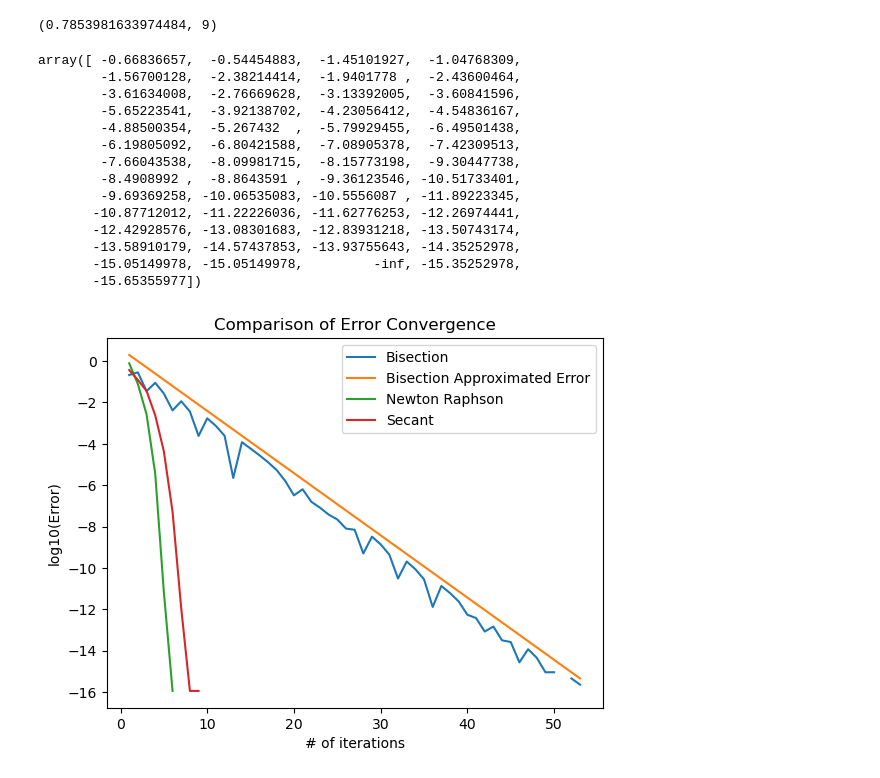
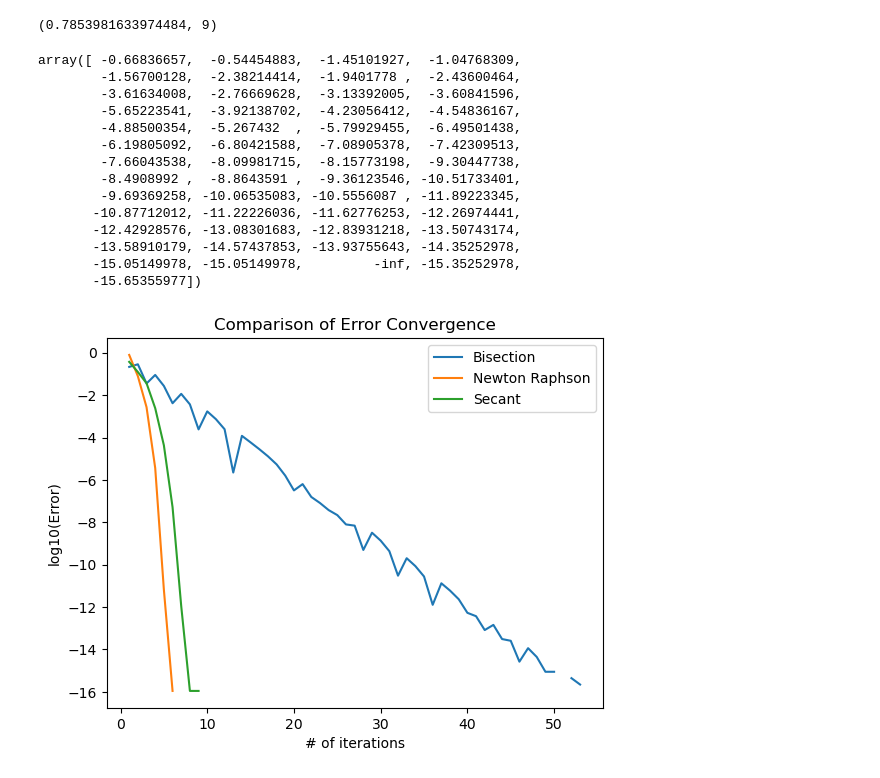
Before and after one commit to SoumyajeetMazumdar/CQMPP, a Jupyter notebook: #1/assignment1_1.ipynb, the cells around one changed output. Saved outputs shown, nothing was run; the diff lists cells and outputs as text; code cells hidden in the pictures.

```diff
--- a/#1/assignment1_1.ipynb
+++ b/#1/assignment1_1.ipynb
@@ -136,32 +136,32 @@ Iteration Current Root        Error
 #Error plot for comparison
 
 plt.plot(range(1, len(errors_bisection) + 1), np.log10(errors_bisection), label='Bisection')
-plt.plot(range(1, len(errors_bisection1) + 1), np.log10(errors_bisection1), label='Bisection Approximated Error')
+# plt.plot(range(1, len(errors_bisection1) + 1), np.log10(errors_bisection1), label='Bisection Approximated Error')
 
 plt.plot(range(1, len(error_nr) + 1), np.log10(error_nr), label='Newton Raphson')
 
 plt.plot(range(1, len(error_secant) + 1), np.log10(error_secant), label='Secant')
 
 plt.xlabel("# of iterations")
 plt.ylabel("log10(Error)")
 plt.title("Comparison of Error Convergence")
 
 plt.legend()
 
 np.log10(errors_bisection)
 # %% [output]
 array([ -0.66836657,  -0.54454883,  -1.45101927,  -1.04768309,
         -1.56700128,  -2.38214414,  -1.9401778 ,  -2.43600464,
         -3.61634008,  -2.76669628,  -3.13392005,  -3.60841596,
         -5.65223541,  -3.92138702,  -4.23056412,  -4.54836167,
         -4.88500354,  -5.267432  ,  -5.79929455,  -6.49501438,
         -6.19805092,  -6.80421588,  -7.08905378,  -7.42309513,
         -7.66043538,  -8.09981715,  -8.15773198,  -9.30447738,
         -8.4908992 ,  -8.8643591 ,  -9.36123546, -10.51733401,
         -9.69369258, -10.06535083, -10.5556087 , -11.89223345,
        -10.87712012, -11.22226036, -11.62776253, -12.26974441,
        -12.42928576, -13.08301683, -12.83931218, -13.50743174,
        -13.58910179, -14.57437853, -13.93755643, -14.35252978,
        -15.05149978, -15.05149978,         -inf, -15.35252978,
        -15.65355977])
-[figure, old version]
+[figure, new version]
```
Also changed, not shown: parts of 1 cell of this notebook.
